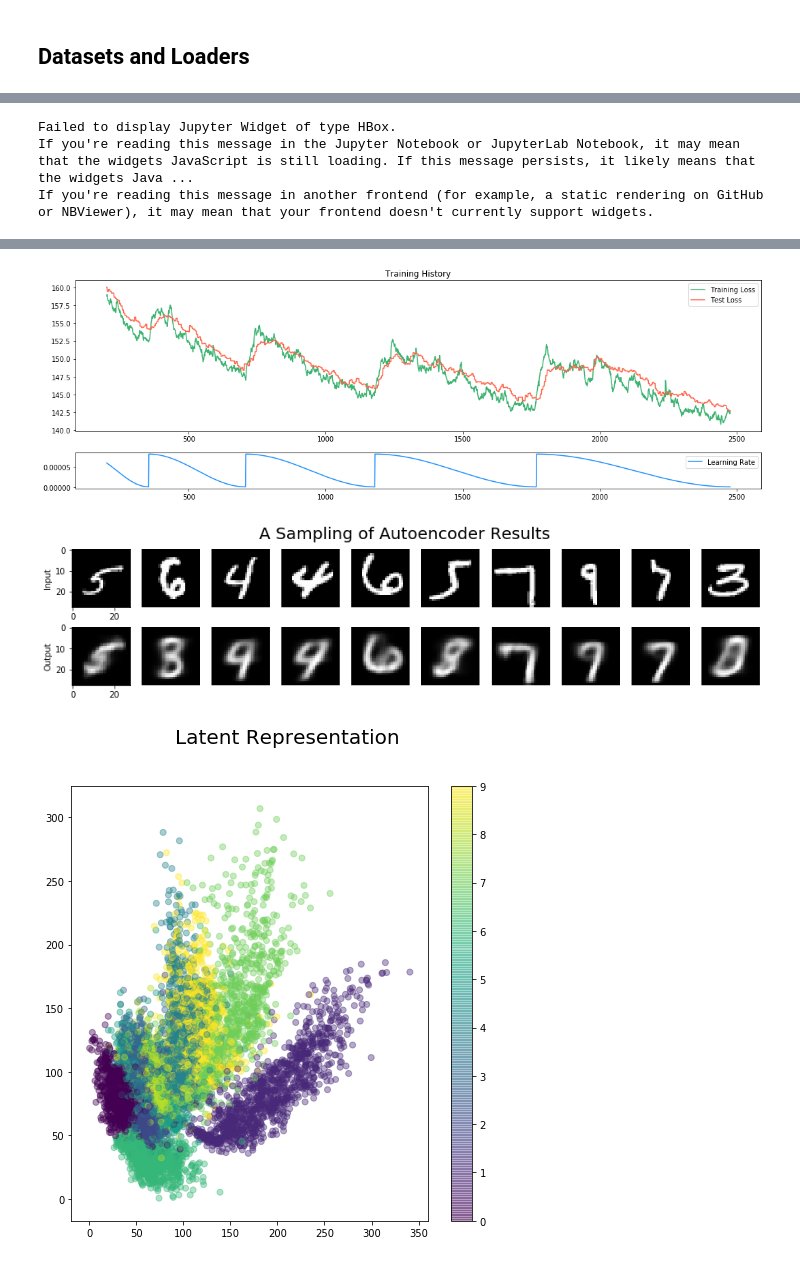
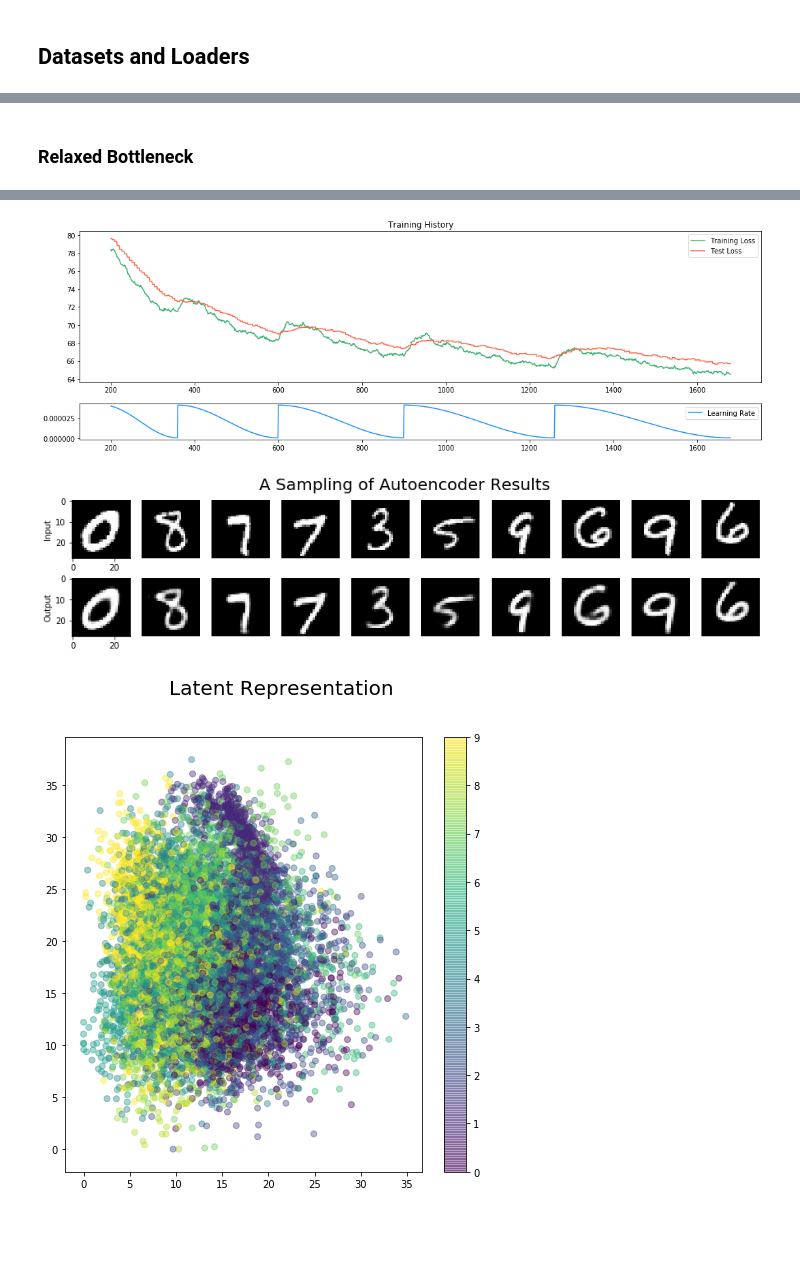
Before and after one commit to davidlmorton/autoencoders-are-cool, a Jupyter notebook: part-1-basic-autoencoder.ipynb, the cells around one changed output, grey strips where cells are left out. Cells and saved outputs as stored; diff of their text form; code cells hidden in the pictures; blank space fills up the shorter version.

```diff
--- a/part-1-basic-autoencoder.ipynb
+++ b/part-1-basic-autoencoder.ipynb
@@ -78,4 +56,14 @@ class DataGenerator:
 # %%
+# %load ml/trainer.py
+from matplotlib import pyplot as plt
+from ml.data_generator import DataGenerator
+from torch.autograd import Variable
+from tqdm import trange
+
+import math
+import pandas as pd
+
+
 class Trainer:
     def __init__(self, *, model, training_data_loader, test_data_loader,
                  optimizer, loss_fn, loss_alpha=0.1):
@@ -87,7 +75,8 @@ class Trainer:
         self.test_data_loader = test_data_loader
         self.test_data_generator = DataGenerator(test_data_loader)
 
-        self.train_to_test_ratio = len(training_data_loader) // len(test_data_loader)
+        self.train_to_test_ratio = (len(training_data_loader) //
+                                    len(test_data_loader))
 
         self.optimizer = optimizer
         self.loss_fn = loss_fn
@@ -123,13 +112,14 @@ class Trainer:
         plt.tight_layout()
         return fig
 
-    def multi_train(self, *, learning_rate, cycles=6, disable_progress_bar=False):
+    def multi_train(self, *, learning_rate, cycles=7,
+            disable_progress_bar=False):
         for i in range(cycles):
             self.train(num_epochs=i+1, max_learning_rate=learning_rate,
                       disable_progress_bar=disable_progress_bar)
 
-    def train(self, *, num_epochs, max_learning_rate=0.002, min_learning_rate=None,
-             disable_progress_bar=False):
+    def train(self, *, num_epochs, max_learning_rate=0.002,
+            min_learning_rate=None, disable_progress_bar=False):
         if min_learning_rate is None:
             min_learning_rate = max_learning_rate / 50.0
 
@@ -141,7 +131,7 @@ class Trainer:
         test_losses = []
 
         num_iterations = math.ceil(num_epochs * len(self.training_data_loader))
-        progress_bar = tnrange(num_iterations, disable=disable_progress_bar)
+        progress_bar = trange(num_iterations, disable=disable_progress_bar)
         for i in progress_bar:
             new_learning_rate = self._update_learning_rate(
                 min_learning_rate=min_learning_rate,
@@ -208,7 +198,7 @@ class Trainer:
         data, _ = self.test_data_generator.next()
         x_in = Variable(data).cuda()
         x_out = self.model(x_in)
-        test_loss = loss_fn(x_out, x_in)
+        test_loss = self.loss_fn(x_out, x_in)
 
         return test_loss.data[0] / len(x_in)
 
@@ -217,7 +207,7 @@ class Trainer:
         for data, _ in self.test_data_loader:
             x_in = Variable(data).cuda()
             x_out = self.model(x_in)
-            loss += loss_fn(x_out, x_in).data[0]
+            loss += self.loss_fn(x_out, x_in).data[0]
 
         return loss / len(self.test_data_loader.dataset)
 
@@ -270,9 +261,12 @@ RANDOM_SEED = 1
 torch.manual_seed(RANDOM_SEED)
 torch.cuda.manual_seed(RANDOM_SEED)
 # %%
+from torchvision import datasets, transforms
+from torch.utils.data import DataLoader
+
 kwargs = {
-    'batch_size': 512,
-    'num_workers': 1,
+    'batch_size': 1000,
+    'num_workers': 7,
     'pin_memory': True,
     'shuffle': True
 }
@@ -285,8 +279,10 @@ mnist_test_dataset = datasets.MNIST('data/mnist',
     train=False, transform=transforms.ToTensor())
 test_loader = DataLoader(mnist_test_dataset, **kwargs)
 # %%
+from torch import optim
+
 def get_trainer(hidden_size, latent_size, momentum=0.9, weight_decay=1e-4):
-    model = SimpleAE(image_width=28, image_height=28,
+    model = BasicAutoencoder(image_width=28, image_height=28,
                 hidden_size=hidden_size, latent_size=latent_size)
     model.cuda()
     optimizer = optim.SGD(model.parameters(), lr=1e-4, momentum=0.9, weight_decay=1e-4)
@@ -295,5 +291,5 @@ def get_trainer(hidden_size, latent_size, momentum=0.9, weight_decay=1e-4):
         # this is a closure over the rest of these
         training_data_loader=training_loader,
         test_data_loader=test_loader,
-        loss_fn=loss_fn)
+        loss_fn=basic_autoencoder_loss_fn)
     return trainer
@@ -300,5 +300,5 @@ def get_trainer(hidden_size, latent_size, momentum=0.9, weight_decay=1e-4):
 # %%
-trainer = get_trainer(hidden_size=40, latent_size=2)
+trainer = get_trainer(hidden_size=20, latent_size=2)
 # %%
 trainer.multi_train(learning_rate=4e-5)
 trainer.test()
@@ -337,3 +319,5 @@ trainer.plot_latent_space();
+# %% [markdown]
+### Relaxed Bottleneck
 # %%
 def train_simple_ae(hidden_size, latent_size, learning_rate):
     trainer = get_trainer(hidden_size=hidden_size, latent_size=latent_size)
@@ -343,5 +327,5 @@ def train_simple_ae(hidden_size, latent_size, learning_rate):
     trainer.plot_input_output_pairs()
     trainer.plot_latent_space()
 # %%
-train_simple_ae(hidden_size=200, latent_size=2, learning_rate=8e-5)
+train_simple_ae(hidden_size=400, latent_size=20, learning_rate=4e-5)
 # %% [output]
@@ -363,3 +332,0 @@ If you're reading this message in another frontend (for example, a static render
-Failed to display Jupyter Widget of type HBox.
-If you're reading this message in the Jupyter Notebook or JupyterLab Notebook, it may mean that the widgets JavaScript is still loading. If this message persists, it likely means that the widgets Java ...
-If you're reading this message in another frontend (for example, a static rendering on GitHub or NBViewer), it may mean that your frontend doesn't currently support widgets.
@@ -367,3 +333,3 @@ Final Test Loss:  143.067
-[figure, old version]
+[figure, new version]
-[figure, old version]
+[figure, new version]
-[figure, old version]
+[figure, new version]
```
Also changed, not shown: parts of 16 cells of this notebook, 3 other files.
